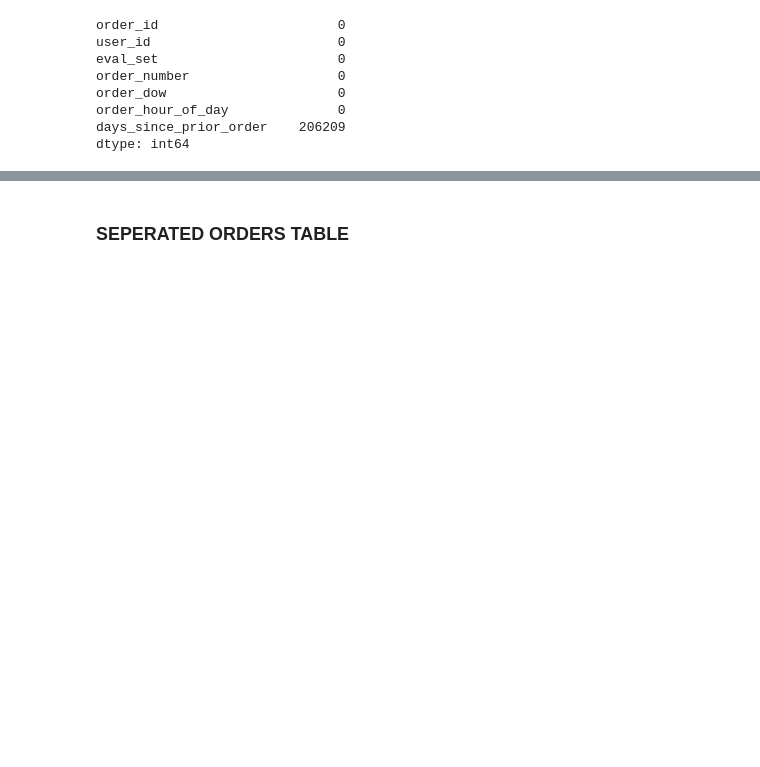
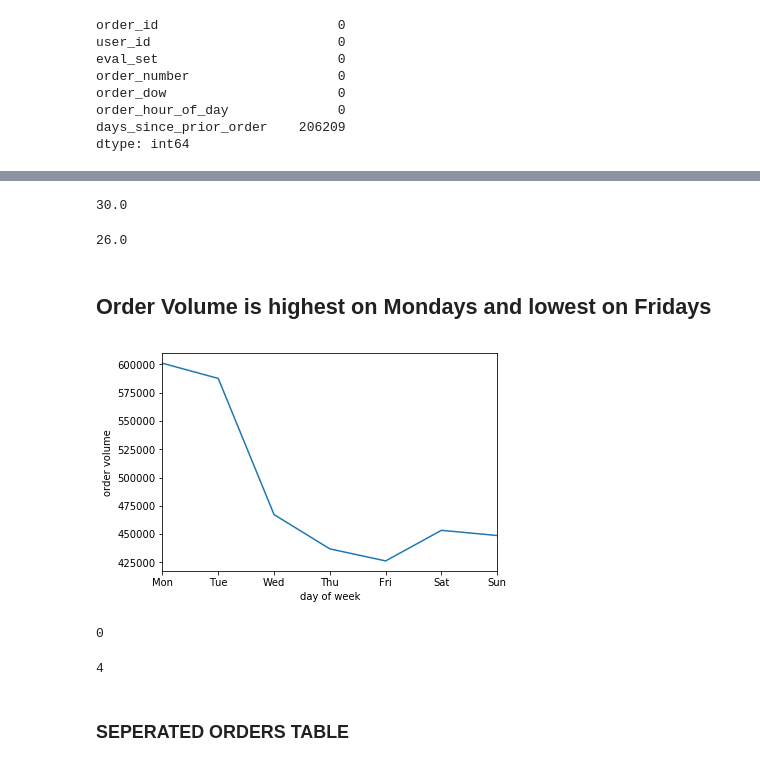
Before and after one commit to DrAugustine1981/InstacartCapstoneProject, a Jupyter notebook: EDA.ipynb, the cells around one changed output, grey strips where cells are left out. Drawn from its saved outputs; the diff is of its cells as text; code cells hidden in the pictures; blank space fills up the shorter version.

```diff
--- a/EDA.ipynb
+++ b/EDA.ipynb
@@ -94,3 +150,30 @@ _=plt.ylabel('number of orders')
+# %%
+reorder_freq.idxmax()
+# %% [output]
+30.0
+# %%
+reorder_freq.idxmin()
+# %% [output]
+26.0
+# %%
+orday=orders.order_dow.value_counts()
+# %% [markdown]
+## Order Volume is highest on Mondays and lowest on Fridays
+# %%
+orday.sort_index().plot()
+_=plt.xlabel('day of week')
+_=plt.ylabel('order volume')
+_=plt.xticks([0,1,2,3,4,5,6], ['Mon', 'Tue', 'Wed', 'Thu', 'Fri', 'Sat', 'Sun'])
+# %% [output]
+[figure, added]
+# %%
+orday.idxmax()
+# %% [output]
+0
+# %%
+orday.idxmin()
+# %% [output]
+4
 # %% [markdown]
 ### SEPERATED ORDERS TABLE
 # %%
```
Also changed, not shown: parts of 54 cells of this notebook.
